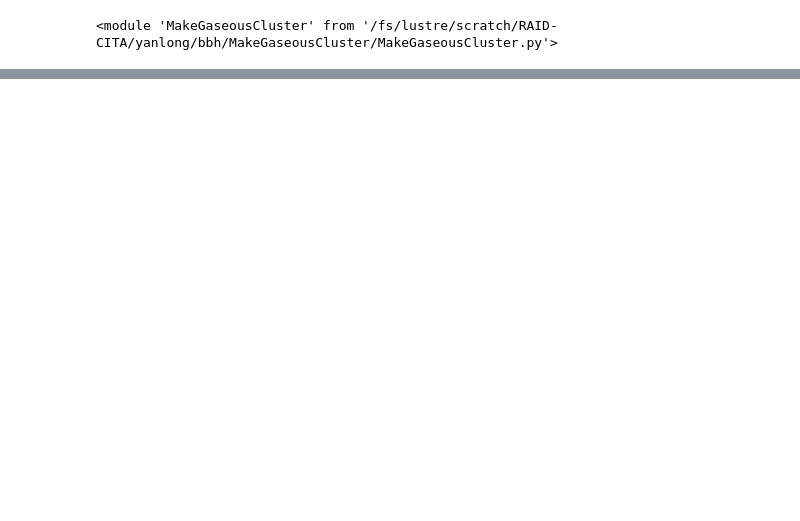
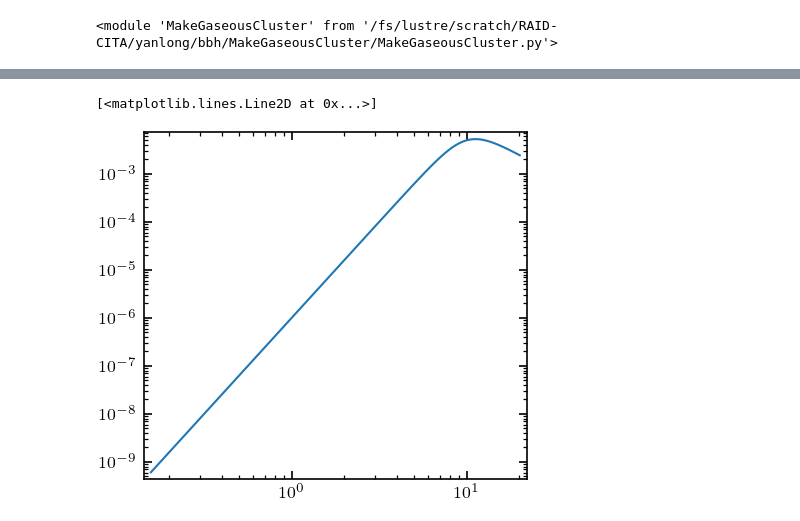
Before and after one commit to yanlongastro/MakeGaseousCluster, a Jupyter notebook: IC_maker.ipynb, the cells around one changed output, grey strips where cells are left out. Drawn from its saved outputs; the diff is of its cells as text; code cells hidden in the pictures; blank space fills up the shorter version.

```diff
--- a/IC_maker.ipynb
+++ b/IC_maker.ipynb
@@ -21,0 +52,13 @@ Loaded 16777216 (~256^3) particles
+# %%
+def power_spectrum_func(k):
+    kmin = 10 # 1/pc
+    kmax = 1000 # 1/pc
+    alpha, beta, gamma = 6, -2, 3
+    return k**beta/(1+(k/kmin)**(-alpha)) * np.exp(-(k/kmax)**gamma)
+
+
+k = np.linspace(1, 128) * np.pi*2/40
+plt.loglog(k, power_spectrum_func(k))
+# %% [output]
+[<matplotlib.lines.Line2D at 0x...>]
+[figure, added]
```
Also changed, not shown: parts of 2 cells of this notebook, 4 other files.
